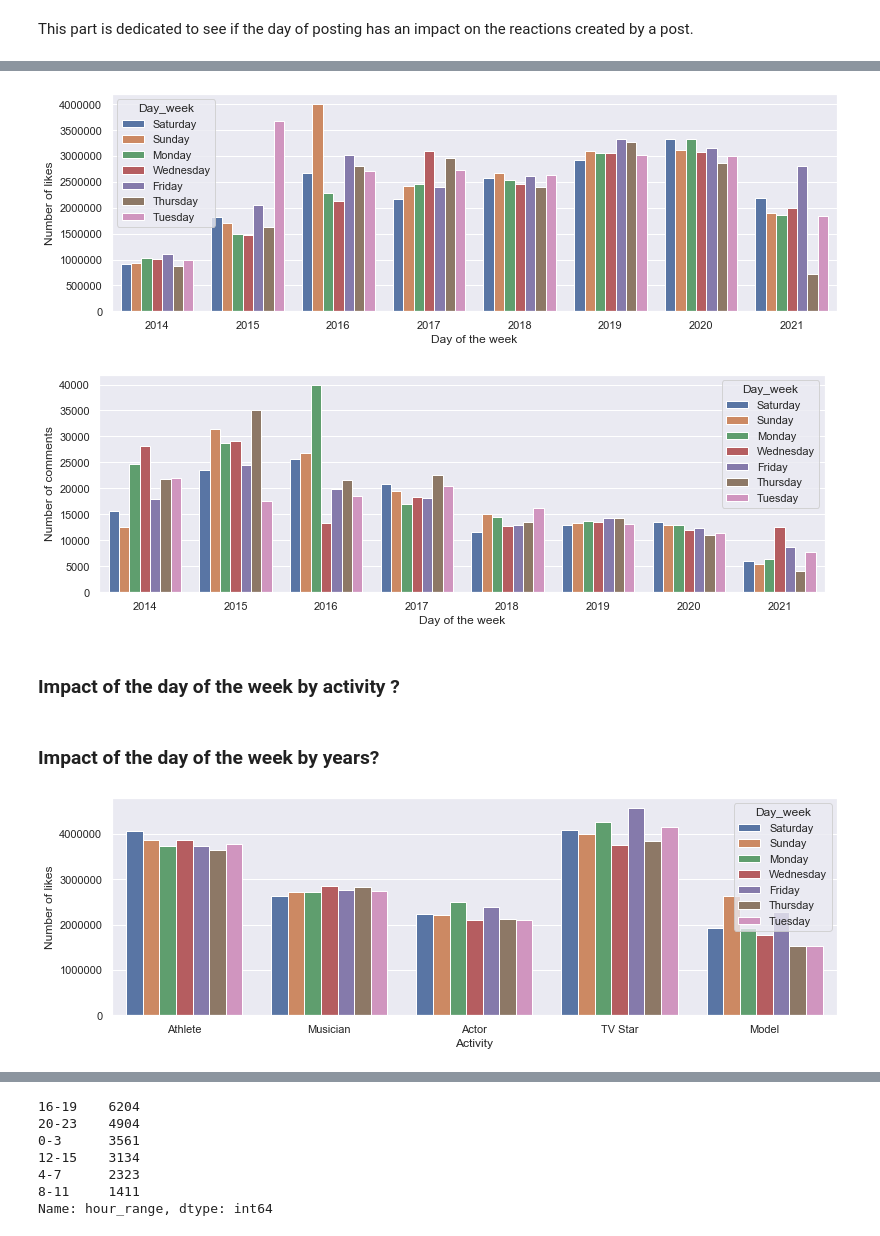
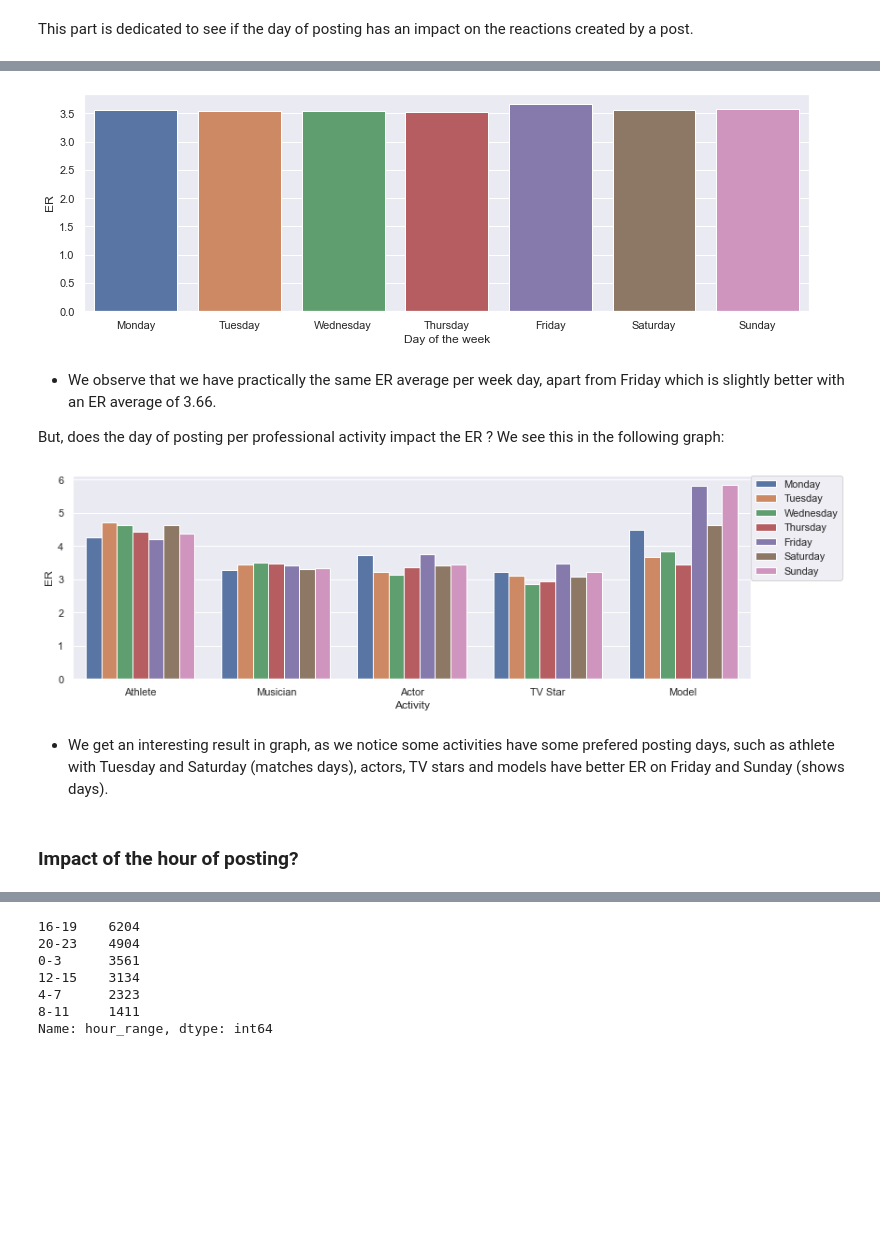
Before and after one commit to BadrAlpha07/Data-Camp-Project, a Jupyter notebook: engagement_rate_starting_kit.ipynb, the cells around one changed output, grey strips where cells are left out. Drawn from its saved outputs; the diff is of its cells as text; code cells hidden in the pictures; blank space fills up the shorter version.

Commit message:
Data Exploration updates

```diff
--- a/engagement_rate_starting_kit.ipynb
+++ b/engagement_rate_starting_kit.ipynb
@@ -255,28 +313,27 @@ This part is dedicated to see if the day of posting has an impact on the reactio
 # %%
+days_order = ["Monday", "Tuesday", "Wednesday", "Thursday", "Friday", "Saturday","Sunday"]
 plt.figure(figsize=(13,4))
-sns.barplot(x="year", y="num_likes", hue="Day_week", data=df, ci=None)
-plt.ylabel('Number of likes')
+sns.barplot(x="Day_week", y="ER", data=df, ci=None, order = days_order)
+plt.ylabel('ER')
 plt.xlabel('Day of the week')
 plt.show()
 # %% [output]
-[figure, old version]
+[figure, new version]
+# %% [markdown]
+* We observe that we have practically the same ER average per week day, apart from Friday which is slightly better with an ER average of 3.66.
+
+But, does the day of posting per professional activity impact the ER ? We see this in the following graph:
 # %%
+days_order = ["Monday", "Tuesday", "Wednesday", "Thursday", "Friday", "Saturday","Sunday"]
 plt.figure(figsize=(13,4))
-sns.barplot(x="year", y="num_comments", hue="Day_week", data=df, ci=None)
-plt.ylabel('Number of comments')
-plt.xlabel('Day of the week')
+sns.barplot(x="pr_activity", y="ER", hue="Day_week", data=df, ci=None, hue_order=days_order)
+plt.ylabel('ER')
+plt.xlabel('Activity')
+plt.legend(bbox_to_anchor=(1, 1), loc=2, borderaxespad=0.)
 plt.show()
 # %% [output]
-[figure, old version]
+[figure, new version]
+# %% [markdown]
+* We get an interesting result in graph, as we notice some activities have some prefered posting days, such as athlete with Tuesday and Saturday (matches days), actors, TV stars and models have better ER on Friday and Sunday (shows days).
 # %% [markdown]
-### Impact of the day of the week by activity ?
+### Impact of the hour of posting?
-# %% [markdown]
-### Impact of the day of the week by years?
-# %%
-plt.figure(figsize=(13,4))
-sns.barplot(x="pr_activity", y="num_likes", hue="Day_week", data=df, ci=None)
-plt.ylabel('Number of likes')
-plt.xlabel('Activity')
-plt.show()
-# %% [output]
-[figure, removed]
```
Also changed, not shown: parts of 43 cells of this notebook.
